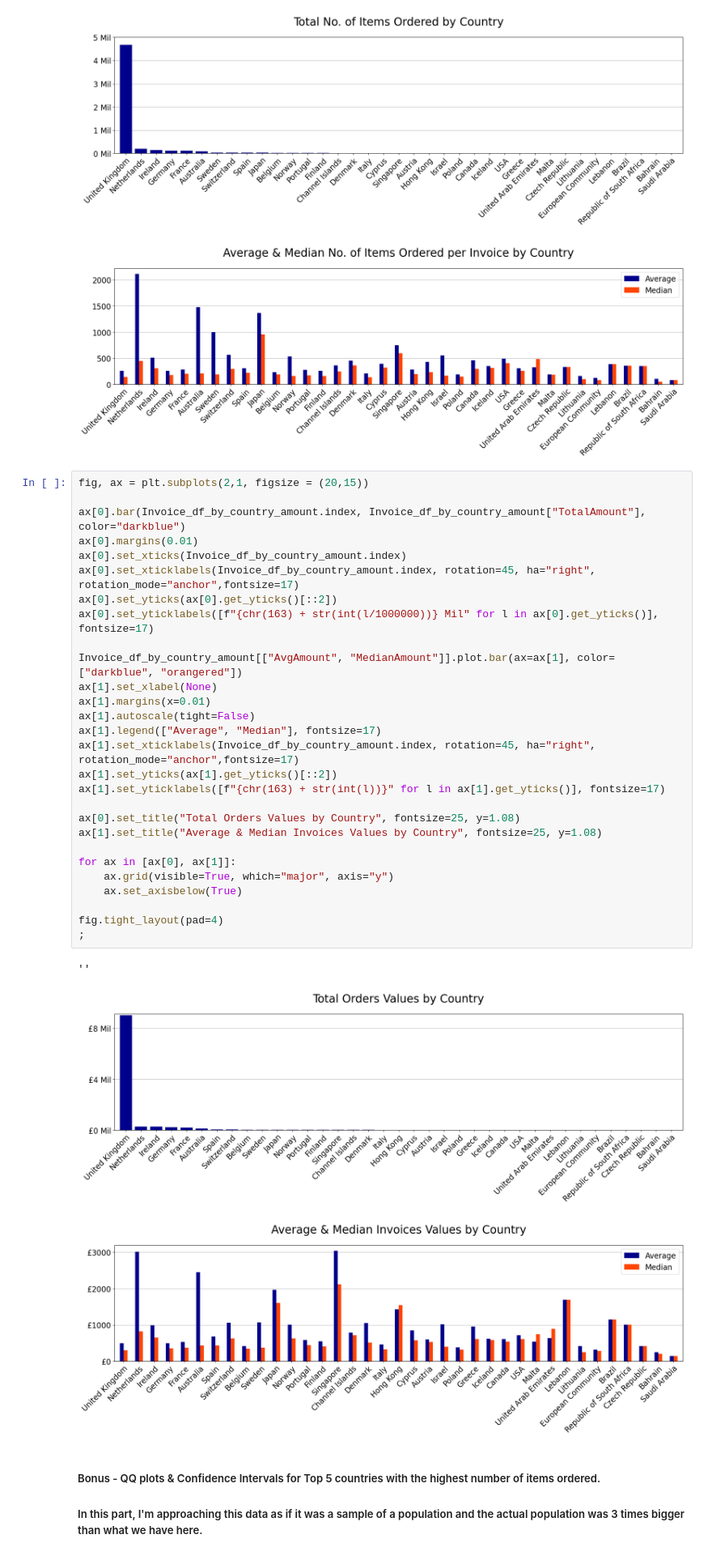
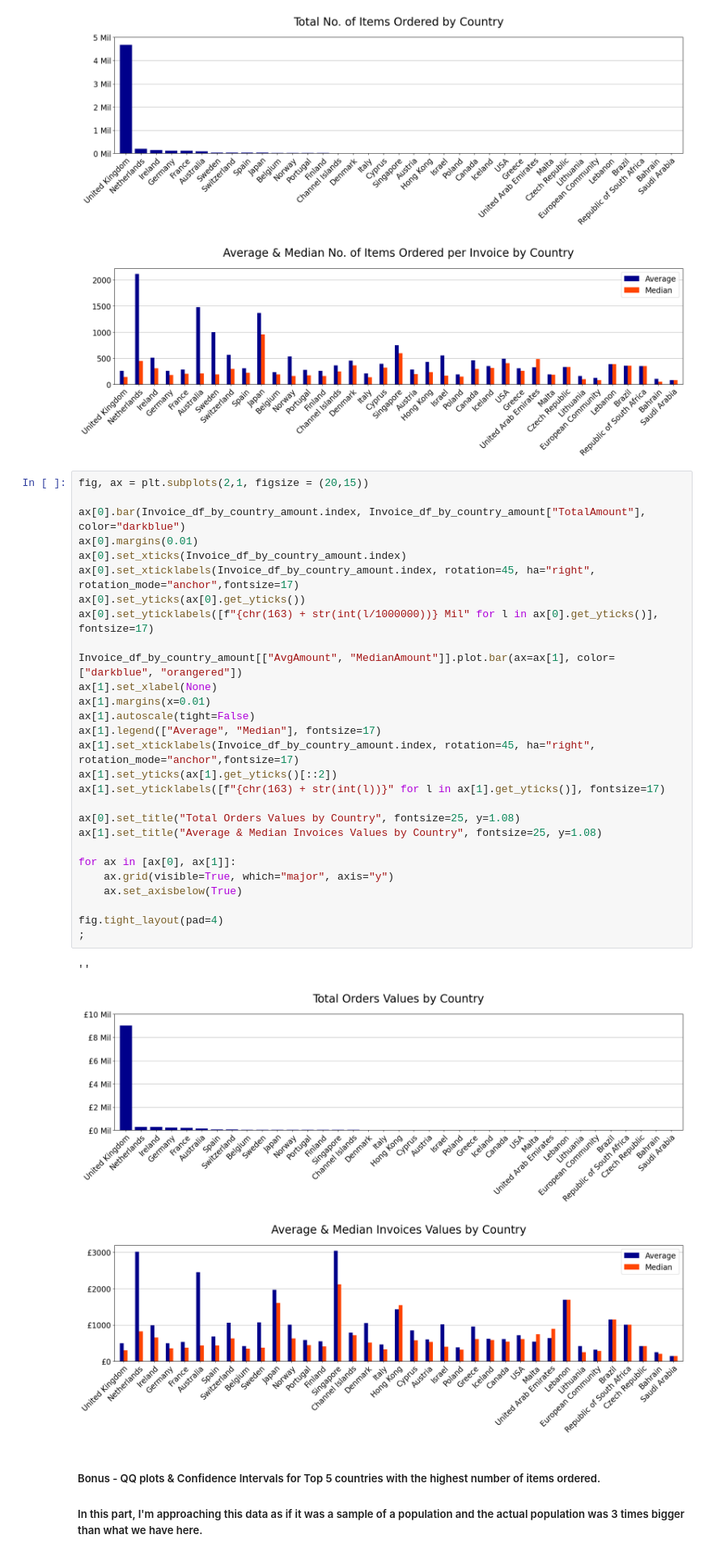
Before and after one commit to Robert-DataAnalyst/2010-Online-Retail-Analisys-WiP, a Jupyter notebook: Python/Python Analisys/Online_Retail.ipynb, the cells around one changed output. Shown at 81% size. Drawn from its saved outputs; the diff is of its cells as text.

```diff
--- a/Python/Python Analisys/Online_Retail.ipynb
+++ b/Python/Python Analisys/Online_Retail.ipynb
@@ -713,34 +768,34 @@ fig.tight_layout(pad=4)
 # %%
 fig, ax = plt.subplots(2,1, figsize = (20,15))
 
 ax[0].bar(Invoice_df_by_country_amount.index, Invoice_df_by_country_amount["TotalAmount"], color="darkblue")
 ax[0].margins(0.01)
 ax[0].set_xticks(Invoice_df_by_country_amount.index)
 ax[0].set_xticklabels(Invoice_df_by_country_amount.index, rotation=45, ha="right", rotation_mode="anchor",fontsize=17)
-ax[0].set_yticks(ax[0].get_yticks()[::2])
+ax[0].set_yticks(ax[0].get_yticks())
 ax[0].set_yticklabels([f"{chr(163) + str(int(l/1000000))} Mil" for l in ax[0].get_yticks()], fontsize=17)
 
 Invoice_df_by_country_amount[["AvgAmount", "MedianAmount"]].plot.bar(ax=ax[1], color=["darkblue", "orangered"])
 ax[1].set_xlabel(None)
 ax[1].margins(x=0.01)
 ax[1].autoscale(tight=False)
 ax[1].legend(["Average", "Median"], fontsize=17)
 ax[1].set_xticklabels(Invoice_df_by_country_amount.index, rotation=45, ha="right", rotation_mode="anchor",fontsize=17)
 ax[1].set_yticks(ax[1].get_yticks()[::2])
 ax[1].set_yticklabels([f"{chr(163) + str(int(l))}" for l in ax[1].get_yticks()], fontsize=17)
 
 ax[0].set_title("Total Orders Values by Country", fontsize=25, y=1.08)
 ax[1].set_title("Average & Median Invoices Values by Country", fontsize=25, y=1.08)
 
 for ax in [ax[0], ax[1]]:
     ax.grid(visible=True, which="major", axis="y")
     ax.set_axisbelow(True)
 
 fig.tight_layout(pad=4)
 ;
 # %% [output]
 ''
-[figure, old version]
+[figure, new version]
 # %% [markdown]
 ##### Bonus - QQ plots & Confidence Intervals for Top 5 countries with the highest number of items ordered.
 
```
Also changed, not shown: parts of 21 cells of this notebook, 1 other file.
